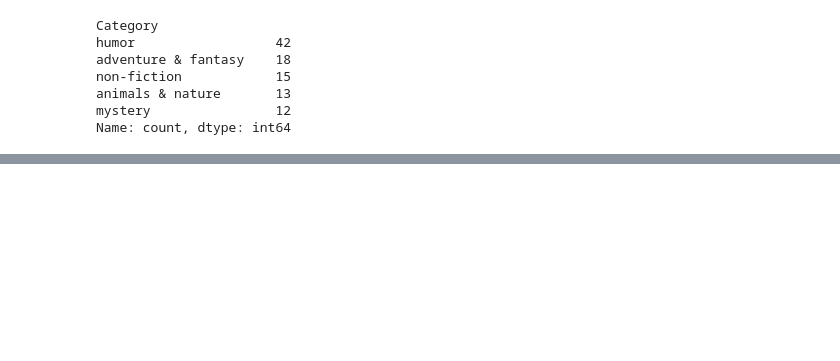
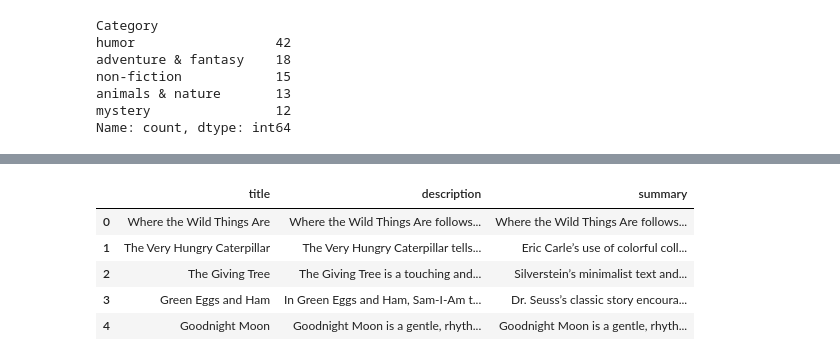
Before and after one commit to janesg/nlp-in-python, a Jupyter notebook: notebooks/assignment_transformers.ipynb, the cells around one changed output, grey strips where cells are left out. Cells and saved outputs as stored; diff of their text form; code cells hidden in the pictures; blank space fills up the shorter version.

```diff
--- a/notebooks/assignment_transformers.ipynb
+++ b/notebooks/assignment_transformers.ipynb
@@ -288,0 +315,12 @@ Name: count, dtype: int64
+# %%
+summary_df['summary'] = \
+    summary_df['description'] \
+        .apply(lambda x: summarizer(x, min_length=20, max_length=60, early_stopping=True, length_penalty=0.8)[0]['summary_text'])
+summary_df.head()
+# %% [output]
+|  | title | description | summary |
+| 0 | Where the Wild Things Are | Where the Wild Things Are follows... | Where the Wild Things Are follows... |
+| 1 | The Very Hungry Caterpillar | The Very Hungry Caterpillar tells... | Eric Carle’s use of colorful coll... |
+| 2 | The Giving Tree | The Giving Tree is a touching and... | Silverstein’s minimalist text and... |
+| 3 | Green Eggs and Ham | In Green Eggs and Ham, Sam-I-Am t... | Dr. Seuss’s classic story encoura... |
+| 4 | Goodnight Moon | Goodnight Moon is a gentle, rhyth... | Goodnight Moon is a gentle, rhyth... |
```
Also changed, not shown: parts of 4 cells of this notebook.
